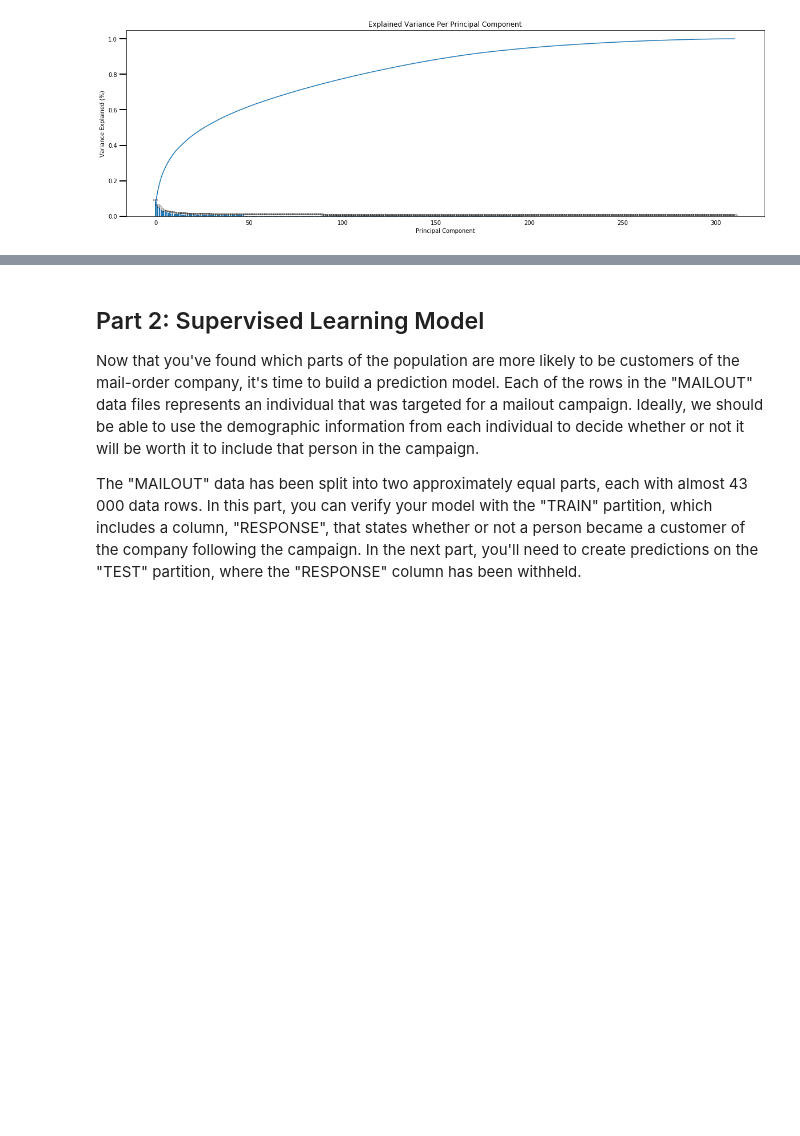
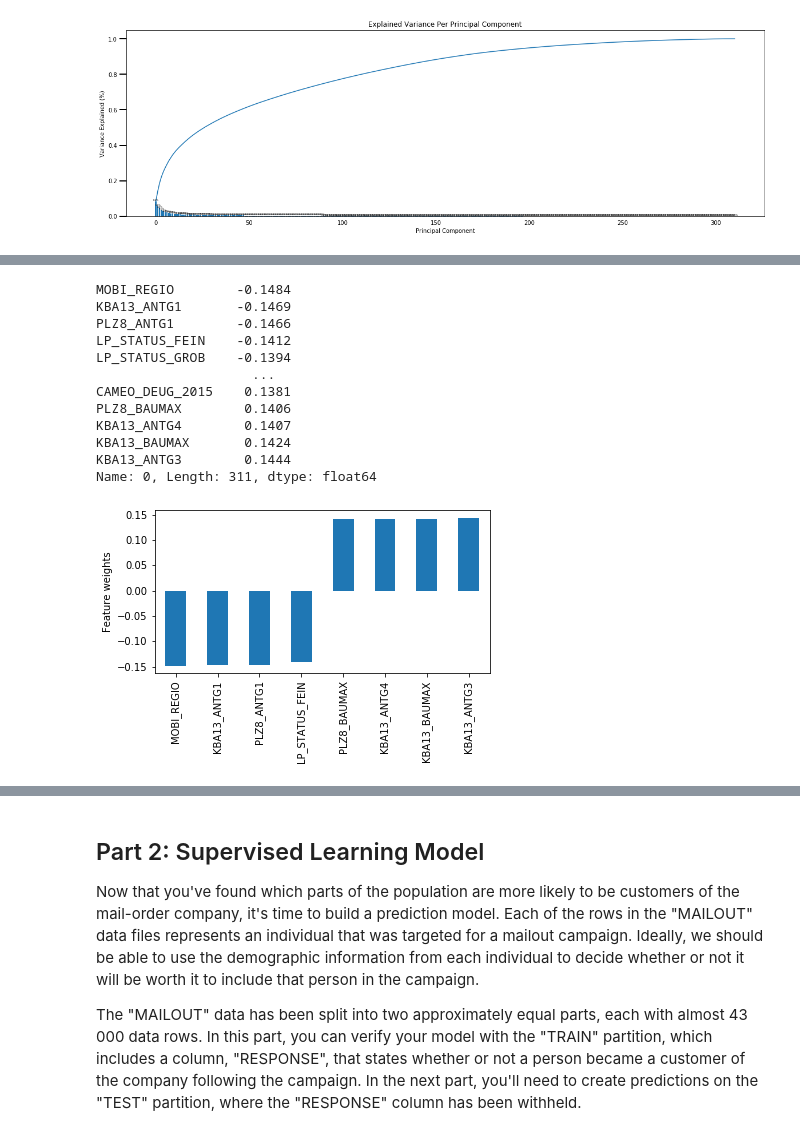
Before and after one commit to thapasun/udacity-DSND-capstone, a Jupyter notebook: Arvato Project Workbook.ipynb, the cells around one changed output, grey strips where cells are left out. Saved outputs shown, nothing was run; the diff lists cells and outputs as text; code cells hidden in the pictures; blank space fills up the shorter version.

```diff
--- a/Arvato Project Workbook.ipynb
+++ b/Arvato Project Workbook.ipynb
@@ -662,0 +671,28 @@ scree_plot(pca_250)
+# %%
+def pca_weights(pca,i):
+    components = pd.DataFrame(np.round(pca.components_,4), columns = azdias_new.keys())
+    weights = components.iloc[i].sort_values()
+    fig, ax = plt.subplots(figsize = [6,3])
+    weights.iloc[[0,1,2,3,-4,-3,-2,-1]].plot(ax = ax,kind ='bar')
+    ax.set_ylabel("Feature weights")
+    ax.set_xticklabels(weights.iloc[[0,1,2,3,-4,-3,-2,-1]].index,rotation = 90)
+    return weights
+# %%
+# this will give us the first pricinipal components with selected top and bottom
+
+pca_weights_200_0 = pca_weights(pca_200,0)
+print(pca_weights_200_0)
+# %% [output]
+MOBI_REGIO        -0.1484
+KBA13_ANTG1       -0.1469
+PLZ8_ANTG1        -0.1466
+LP_STATUS_FEIN    -0.1412
+LP_STATUS_GROB    -0.1394
+                    ...
+CAMEO_DEUG_2015    0.1381
+PLZ8_BAUMAX        0.1406
+KBA13_ANTG4        0.1407
+KBA13_BAUMAX       0.1424
+KBA13_ANTG3        0.1444
+Name: 0, Length: 311, dtype: float64
+[figure, added]
```
Also changed, not shown: parts of 8 cells of this notebook.
